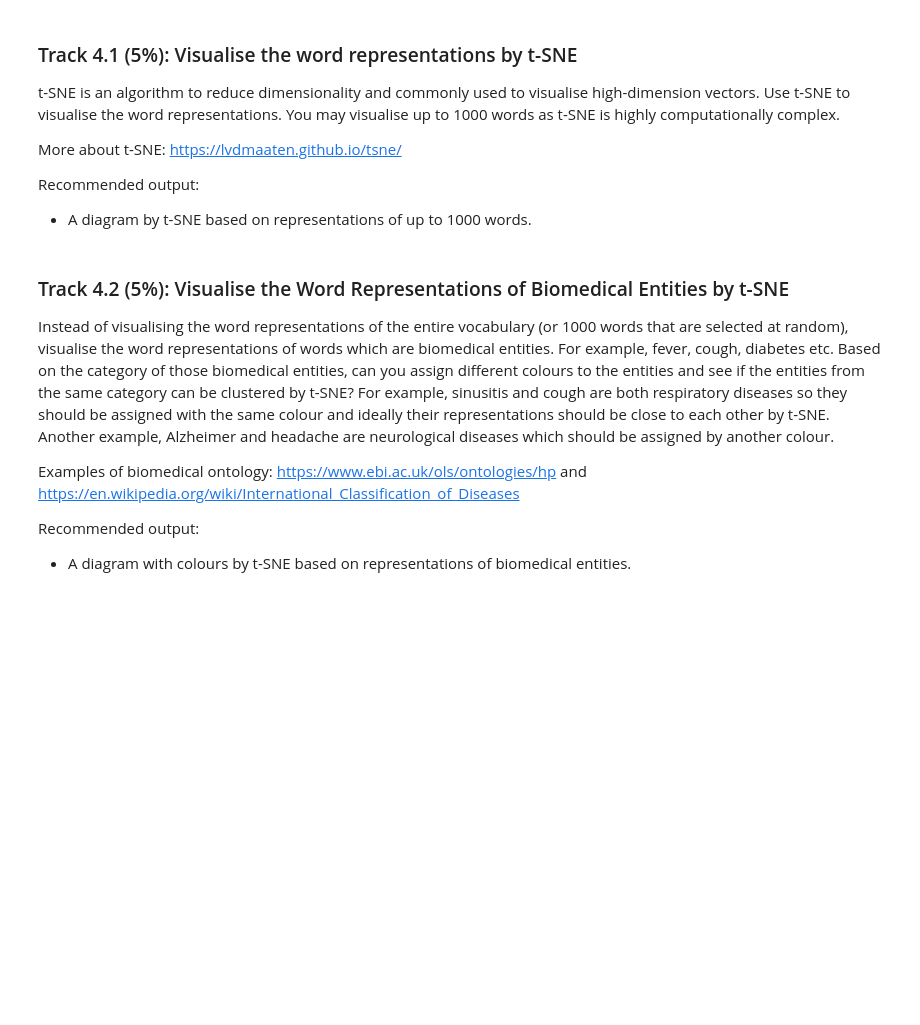
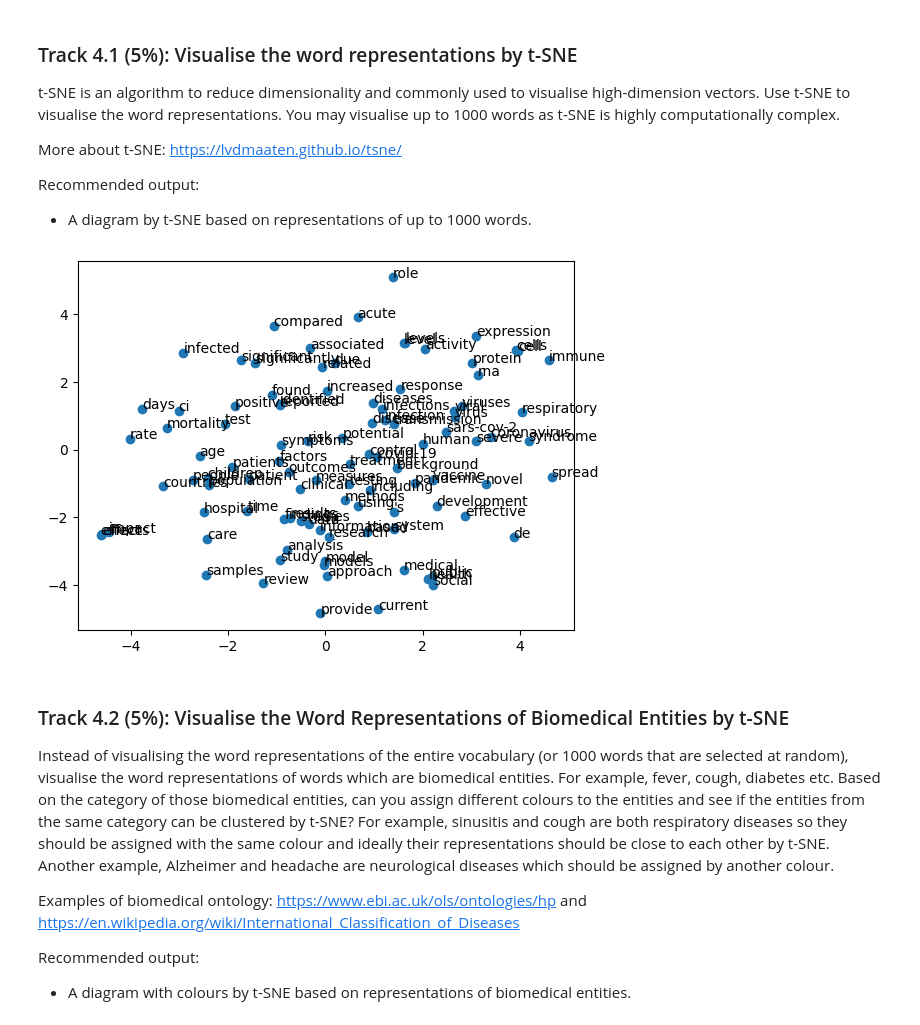
Before and after one commit to lonelyotter/CORD-19_Word_Representation, a Jupyter notebook: nlp_project.ipynb, the cells around one changed output. Saved outputs shown, nothing was run; the diff lists cells and outputs as text; code cells hidden in the pictures; blank space fills up the shorter version.

```diff
--- a/nlp_project.ipynb
+++ b/nlp_project.ipynb
@@ -585,6 +585,20 @@ Recommended outputs:
 ## Part 4 (20%): Explore the Word Representations
 
 The following tracks can be finished independently. You are encouraged to divide workload to each team member.
+# %%
+# remove stopwords
+import pickle
+
+with open('./data/stopwords.txt') as file:
+    stopwords = [line.strip('\'\n') for line in file.readlines()]
+    stopwords = set(stopwords)
+
+with open("./data/word2vector_skipgram.pkl", "rb") as f:
+    word2vec = pickle.load(f)
+
+for word in list(word2vec.keys()):
+    if word in stopwords or word.isdigit():
+        del word2vec[word]
 # %% [markdown]
 ### Track 4.1 (5%): Visualise the word representations by t-SNE
 
@@ -603,3 +612,24 @@ Recommended output:
+# %%
+import pickle
+import numpy as np
+from sklearn.manifold import TSNE
+import matplotlib.pyplot as plt
+
+# 提取前 1000 个词的词向量
+words = list(word2vec.keys())[:100]
+vectors = np.array([word2vec[word] for word in words])
+
+# 使用 TSNE 降维
+tsne = TSNE(n_components=2, random_state=0)
+X_reduced = tsne.fit_transform(vectors)
+
+# 可视化
+plt.scatter(X_reduced[:, 0], X_reduced[:, 1])
+for i, word in enumerate(words):
+    plt.annotate(word, (X_reduced[i, 0], X_reduced[i, 1]))
+plt.show()
+# %% [output]
+[figure, added]
 # %% [markdown]
 ### Track 4.2 (5%): Visualise the Word Representations of Biomedical Entities by t-SNE
 
```
Also changed, not shown: parts of 1 cell of this notebook.
